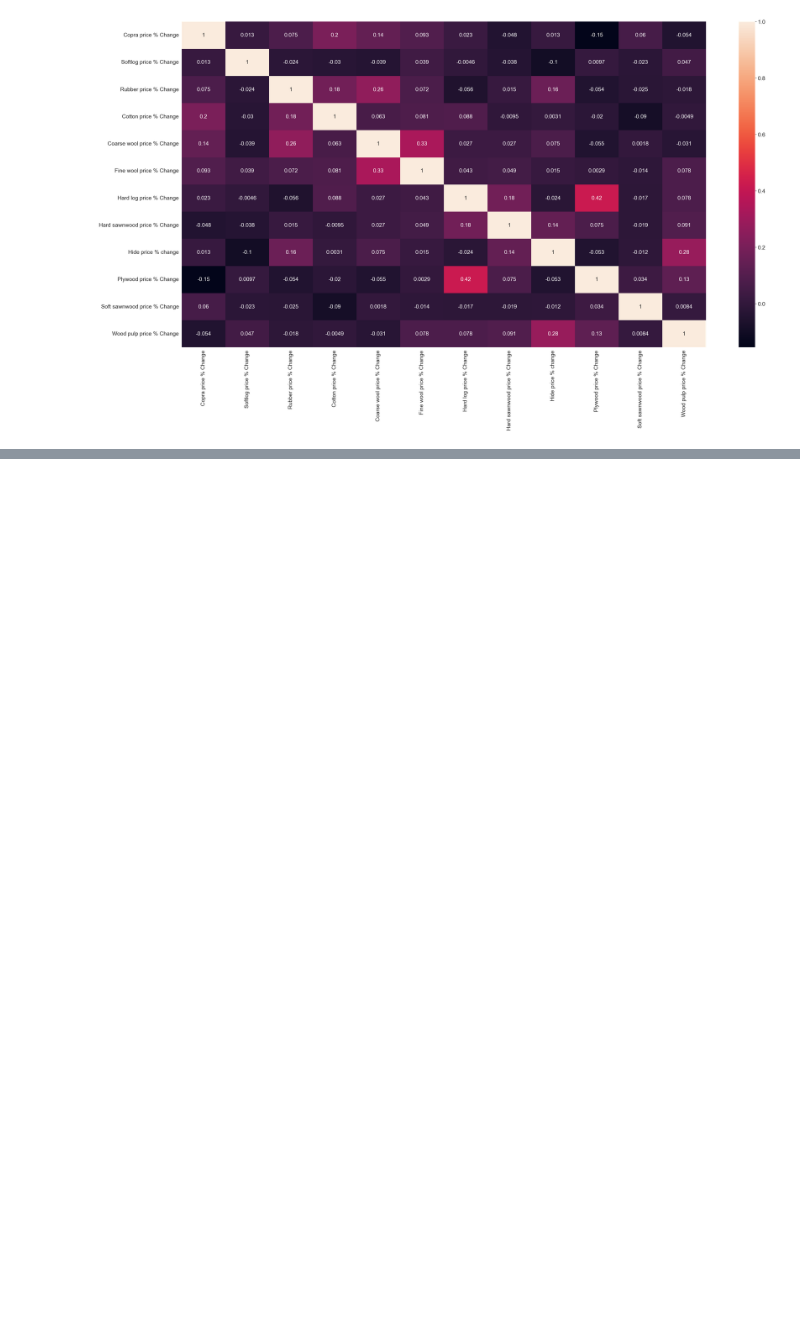
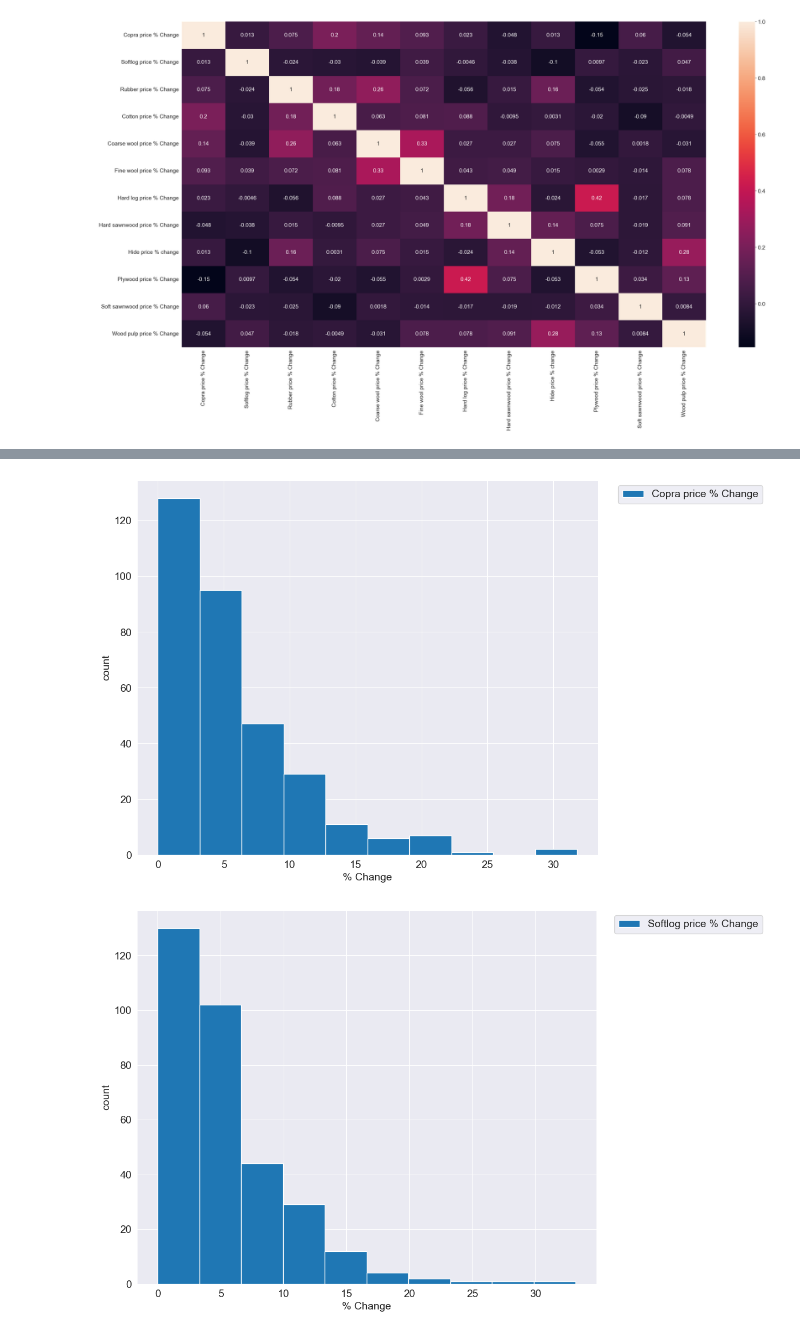
Before and after one commit to NatashaB-randao/Agricultural-Raw-Material-prices-1990-2020-, a Jupyter notebook: Agricultural.ipynb, the cells around one changed output, grey strips where cells are left out. Cells and saved outputs as stored; diff of their text form; code cells hidden in the pictures; blank space fills up the shorter version.

```diff
--- a/Agricultural.ipynb
+++ b/Agricultural.ipynb
@@ -157,0 +177,23 @@ plt.show()
+# %%
+# df[["Wood pulp Price", "Wood pulp price % Change"]].hist(figsize=(11, 9), linewidth=1)
+
+# Lista de matérias-primas para as quais serão gerados histogramas de mudanças percentuais.
+changelist=['Copra price % Change','Softlog price % Change','Rubber price % Change','Cotton price % Change','Coarse wool price % Change','Fine wool price % Change','Hard log price % Change','Hard sawnwood price % Change','Hide price % change','Plywood price % Change','Soft sawnwood price % Change','Wood pulp price % Change']
+
+# Loop para iterar sobre cada matéria-prima na lista e gerar histogramas.
+for i in range(len(changelist)):
+    # Cria uma nova figura para cada matéria-prima.
+    plt.figure(figsize=(12,12))
+
+    # Gera um histograma para a mudança percentual da matéria-prima atual.
+    df[changelist[i]].hist(figsize=(11, 9), linewidth=1)
+
+    # Adiciona rótulos ao eixo x e y.
+    plt.xlabel('% Change')
+    plt.ylabel('count')
+
+    # Adiciona uma legenda começando pela matéria-prima atual.
+    plt.legend(changelist[i:], loc='upper center', bbox_to_anchor=(1.2,1))
+# %% [output]
+[figure, added]
+[figure, added]
```
Also changed, not shown: parts of 9 cells of this notebook.
